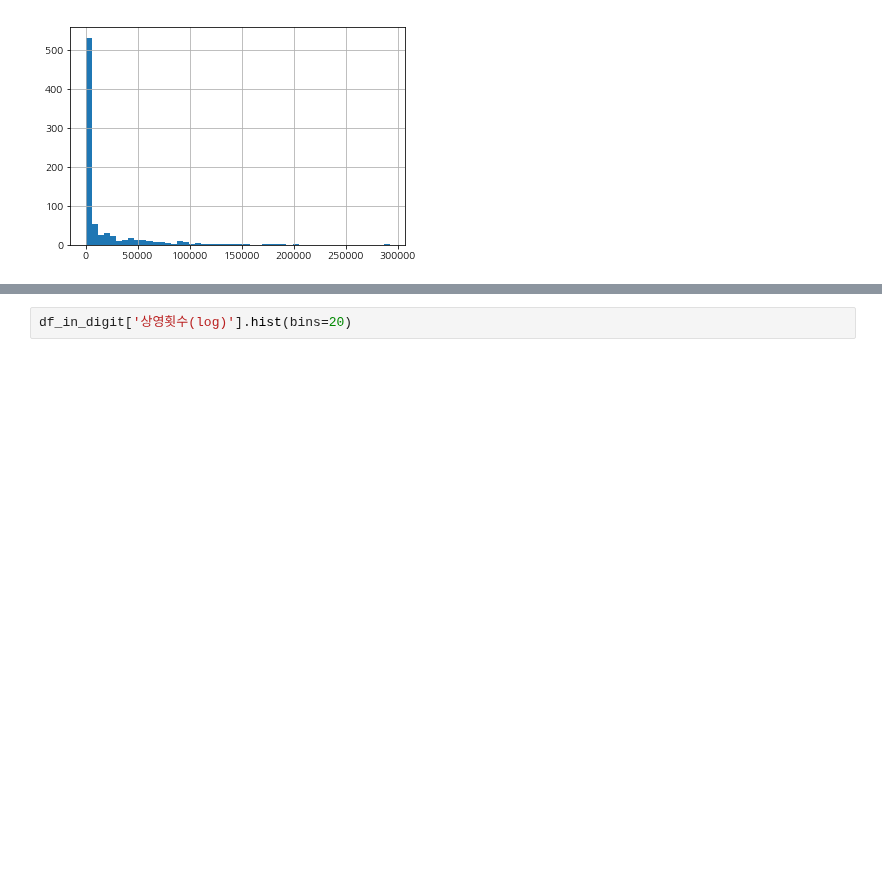
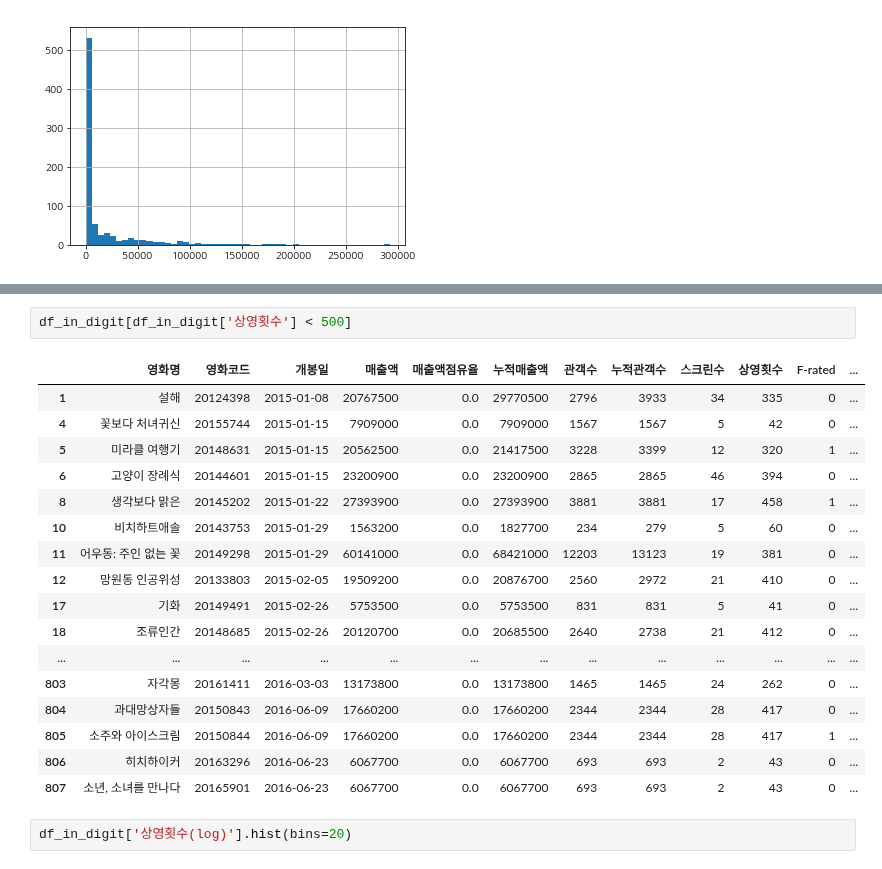
Before and after one commit to kim4pb/Female-led-Korean-Films, a Jupyter notebook: 02.EDA/F-rated_correlation-상영횟수 뜯어보기.ipynb, the cells around one changed output, grey strips where cells are left out. Saved outputs shown, nothing was run; the diff lists cells and outputs as text; blank space fills up the shorter version.

```diff
--- a/02.EDA/F-rated_correlation-상영횟수 뜯어보기.ipynb
+++ b/02.EDA/F-rated_correlation-상영횟수 뜯어보기.ipynb
@@ -160,3 +177,23 @@ df_in_digit.sample()
+# %%
+df_in_digit[df_in_digit['상영횟수'] < 500]
+# %% [output]
+|  | 영화명 | 영화코드 | 개봉일 | 매출액 | 매출액점유율 | 누적매출액 | 관객수 | 누적관객수 | 스크린수 | 상영횟수 | F-rated | ... |
+| 1 | 설해 | 20124398 | 2015-01-08 | 20767500 | 0.0 | 29770500 | 2796 | 3933 | 34 | 335 | 0 | ... |
+| 4 | 꽃보다 처녀귀신 | 20155744 | 2015-01-15 | 7909000 | 0.0 | 7909000 | 1567 | 1567 | 5 | 42 | 0 | ... |
+| 5 | 미라클 여행기 | 20148631 | 2015-01-15 | 20562500 | 0.0 | 21417500 | 3228 | 3399 | 12 | 320 | 1 | ... |
+| 6 | 고양이 장례식 | 20144601 | 2015-01-15 | 23200900 | 0.0 | 23200900 | 2865 | 2865 | 46 | 394 | 0 | ... |
+| 8 | 생각보다 맑은 | 20145202 | 2015-01-22 | 27393900 | 0.0 | 27393900 | 3881 | 3881 | 17 | 458 | 1 | ... |
+| 10 | 비치하트애솔 | 20143753 | 2015-01-29 | 1563200 | 0.0 | 1827700 | 234 | 279 | 5 | 60 | 0 | ... |
+| 11 | 어우동: 주인 없는 꽃 | 20149298 | 2015-01-29 | 60141000 | 0.0 | 68421000 | 12203 | 13123 | 19 | 381 | 0 | ... |
+| 12 | 망원동 인공위성 | 20133803 | 2015-02-05 | 19509200 | 0.0 | 20876700 | 2560 | 2972 | 21 | 410 | 0 | ... |
+| 17 | 기화 | 20149491 | 2015-02-26 | 5753500 | 0.0 | 5753500 | 831 | 831 | 5 | 41 | 0 | ... |
+| 18 | 조류인간 | 20148685 | 2015-02-26 | 20120700 | 0.0 | 20685500 | 2640 | 2738 | 21 | 412 | 0 | ... |
+| ... | ... | ... | ... | ... | ... | ... | ... | ... | ... | ... | ... | ... |
+| 803 | 자각몽 | 20161411 | 2016-03-03 | 13173800 | 0.0 | 13173800 | 1465 | 1465 | 24 | 262 | 0 | ... |
+| 804 | 과대망상자들 | 20150843 | 2016-06-09 | 17660200 | 0.0 | 17660200 | 2344 | 2344 | 28 | 417 | 0 | ... |
+| 805 | 소주와 아이스크림 | 20150844 | 2016-06-09 | 17660200 | 0.0 | 17660200 | 2344 | 2344 | 28 | 417 | 1 | ... |
+| 806 | 히치하이커 | 20163296 | 2016-06-23 | 6067700 | 0.0 | 6067700 | 693 | 693 | 2 | 43 | 0 | ... |
+| 807 | 소년, 소녀를 만나다 | 20165901 | 2016-06-23 | 6067700 | 0.0 | 6067700 | 693 | 693 | 2 | 43 | 0 | ... |
 # %%
 df_in_digit['상영횟수(log)'].hist(bins=20)
 # %% [output]
```
Also changed, not shown: parts of 12 cells of this notebook, 2 other files.
